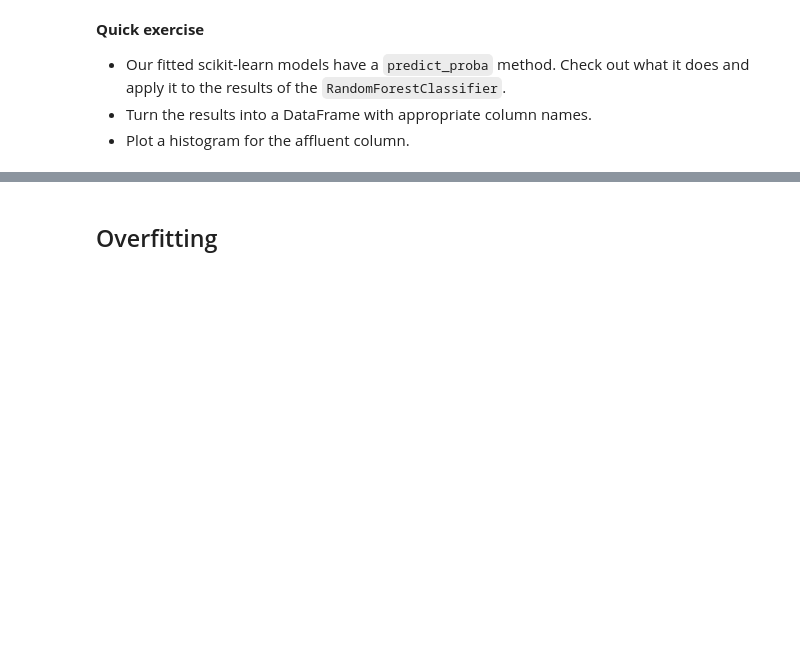
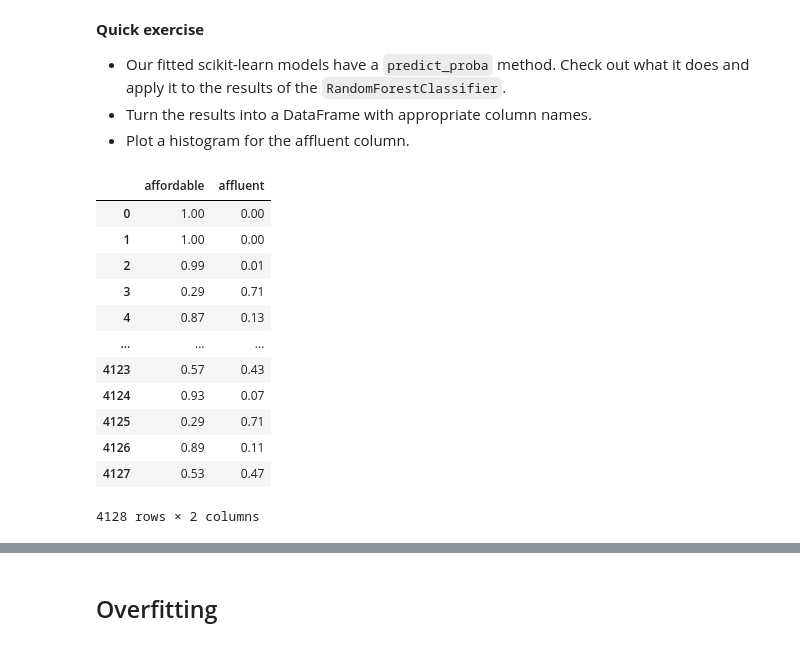
Before and after one commit to Segtanof/pyfin, a Jupyter notebook: 10_MachineLearning.ipynb, the cells around one changed output, grey strips where cells are left out. Cells and saved outputs as stored; diff of their text form; code cells hidden in the pictures; blank space fills up the shorter version.

```diff
--- a/10_MachineLearning.ipynb
+++ b/10_MachineLearning.ipynb
@@ -420,0 +514,16 @@ train_and_evaluate_clf(RandomForestClassifier)
+# %%
+proba
+# %% [output]
+|  | affordable | affluent |
+| 0 | 1.00 | 0.00 |
+| 1 | 1.00 | 0.00 |
+| 2 | 0.99 | 0.01 |
+| 3 | 0.29 | 0.71 |
+| 4 | 0.87 | 0.13 |
+| ... | ... | ... |
+| 4123 | 0.57 | 0.43 |
+| 4124 | 0.93 | 0.07 |
+| 4125 | 0.29 | 0.71 |
+| 4126 | 0.89 | 0.11 |
+| 4127 | 0.53 | 0.47 |
+4128 rows × 2 columns
```
Also changed, not shown: parts of 18 cells of this notebook, 2 other files.
